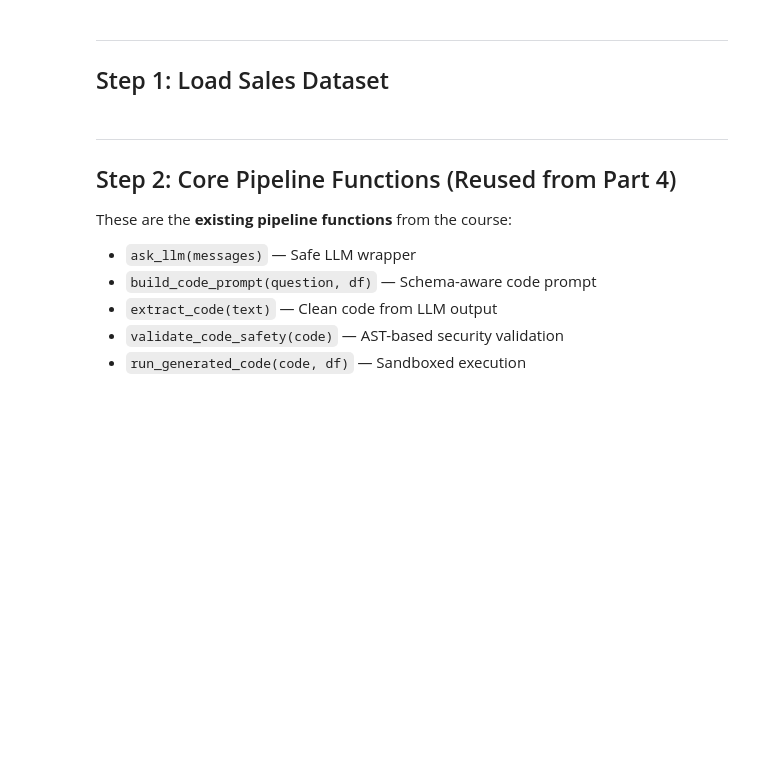
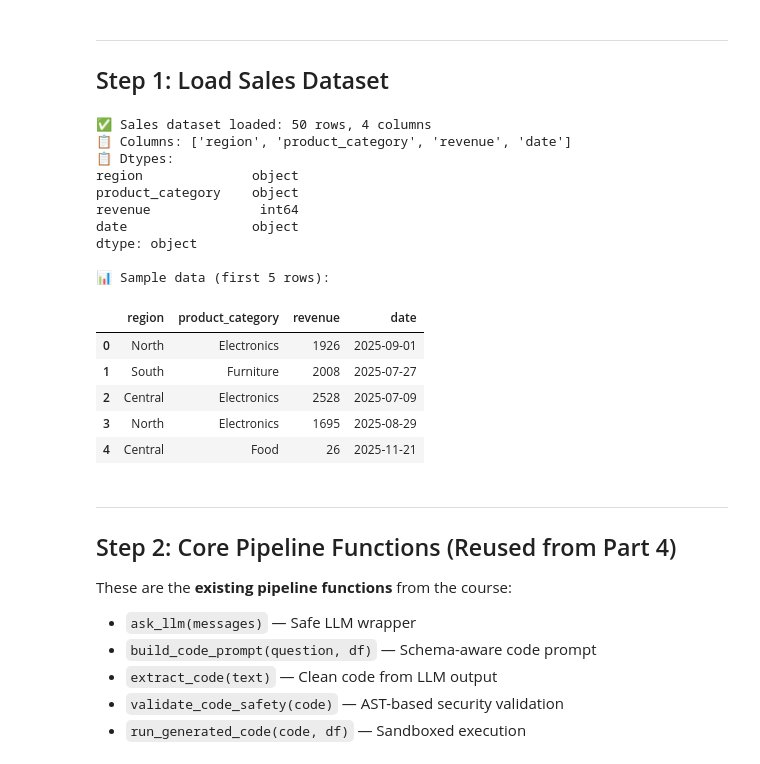
Before and after one commit to MOHAMEDMETAWEA/DEPI_GENERATIVE---AGENTIC-AI-Professional_Laps-projects, a Jupyter notebook: M6 Agentic/S1,S2_ Core Agent Patterns/Lab1_Safe_Sales_Insights_Agent.ipynb, the cells around one changed output. Saved outputs shown, nothing was run; the diff lists cells and outputs as text; code cells hidden in the pictures; blank space fills up the shorter version.

```diff
--- a/M6 Agentic/S1,S2_ Core Agent Patterns/Lab1_Safe_Sales_Insights_Agent.ipynb
+++ b/M6 Agentic/S1,S2_ Core Agent Patterns/Lab1_Safe_Sales_Insights_Agent.ipynb
@@ -331,17 +342,34 @@ print(f"✅ Model loaded: {model is not None}")
 # %%
 # ============================================================
 # LOAD SALES DATA
 # ============================================================
 # Update this path to your actual sales_dataset.csv location
-SALES_DATA_PATH = "/content/drive/MyDrive/hf_models/agent_project/sales_dataset.csv"
+SALES_DATA_PATH = "/content/sales_dataset.csv"
 
 df = pd.read_csv(SALES_DATA_PATH)
 
 print(f"✅ Sales dataset loaded: {df.shape[0]} rows, {df.shape[1]} columns")
 print(f"📋 Columns: {list(df.columns)}")
 print(f"📋 Dtypes:\n{df.dtypes}")
 print(f"\n📊 Sample data (first 5 rows):")
 df.head()
+# %% [output]
+✅ Sales dataset loaded: 50 rows, 4 columns
+📋 Columns: ['region', 'product_category', 'revenue', 'date']
+📋 Dtypes:
+region              object
+product_category    object
+revenue              int64
+date                object
+dtype: object
+
+📊 Sample data (first 5 rows):
+|  | region | product_category | revenue | date |
+| 0 | North | Electronics | 1926 | 2025-09-01 |
+| 1 | South | Furniture | 2008 | 2025-07-27 |
+| 2 | Central | Electronics | 2528 | 2025-07-09 |
+| 3 | North | Electronics | 1695 | 2025-08-29 |
+| 4 | Central | Food | 26 | 2025-11-21 |
 # %% [markdown]
 ---
 ## Step 2: Core Pipeline Functions (Reused from Part 4)
```
Also changed, not shown: parts of 18 cells of this notebook.
